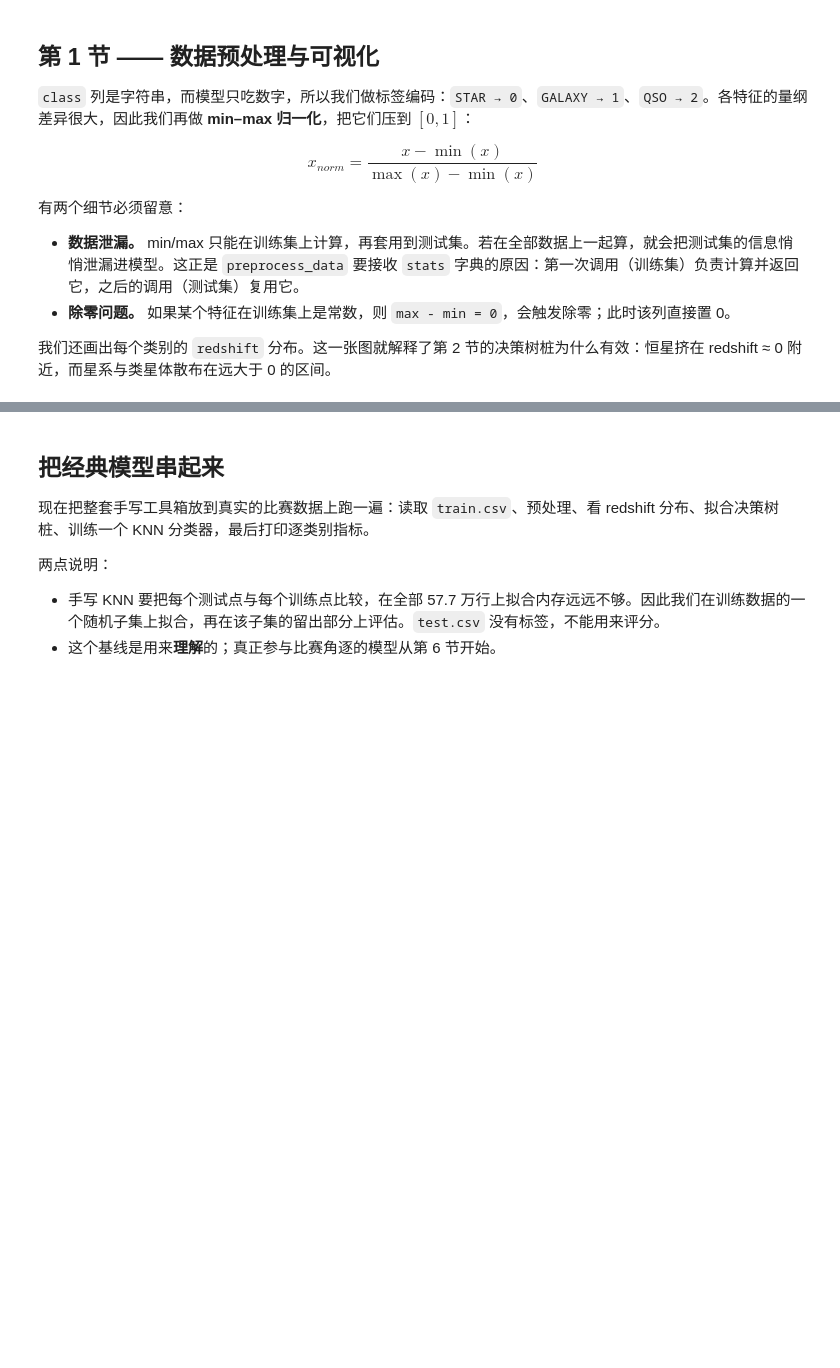
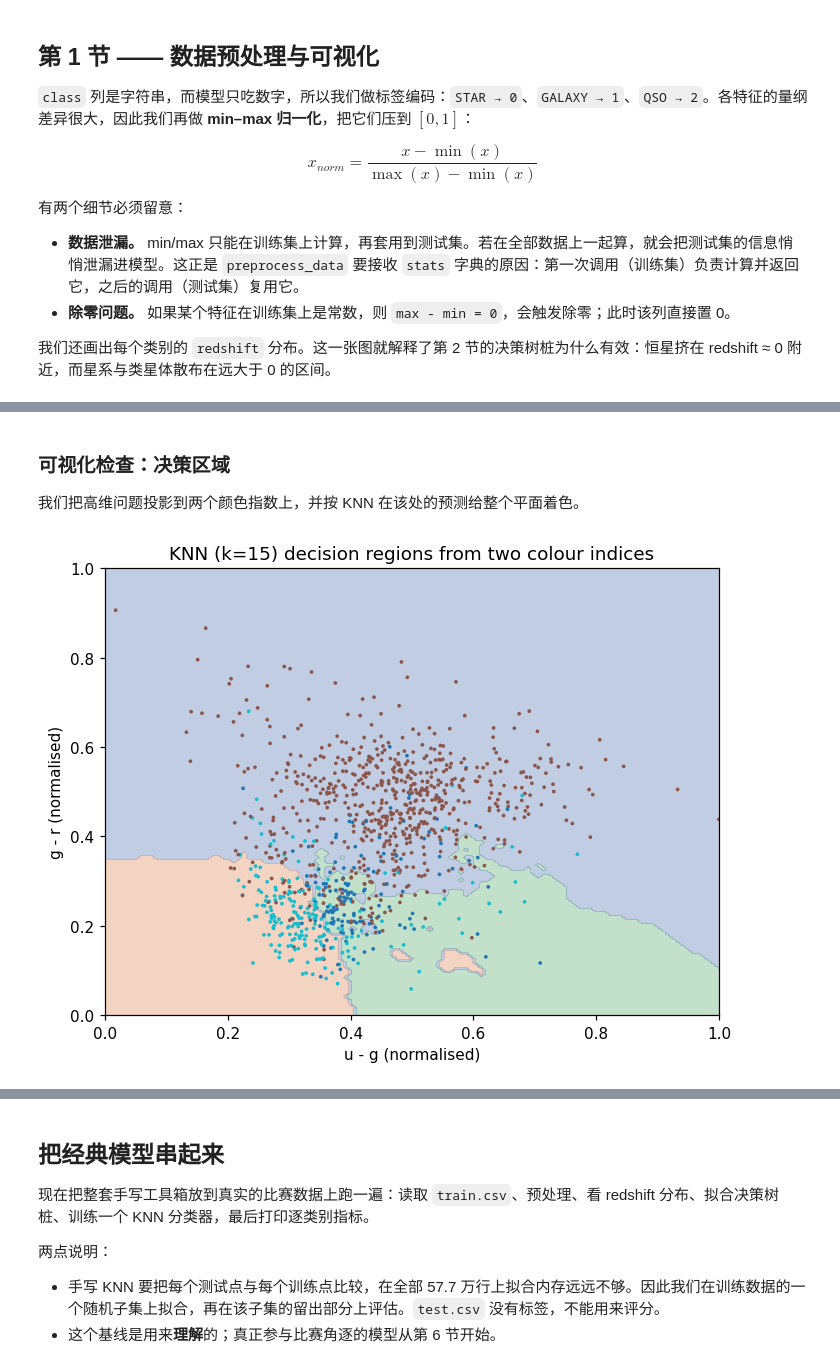
Before and after one commit to WuJinjun-cmd/WuJinjun-cmd.github.io, a Jupyter notebook: files/Stellar-Classification-zh.ipynb, the cells around one changed output, grey strips where cells are left out. Saved outputs shown, nothing was run; the diff lists cells and outputs as text; code cells hidden in the pictures; blank space fills up the shorter version.

```diff
--- a/files/Stellar-Classification-zh.ipynb
+++ b/files/Stellar-Classification-zh.ipynb
@@ -341,6 +416,39 @@ class KNN:
           predictions.append(batch_preds)
 
       return np.concatenate(predictions)
+# %% [markdown]
+### 可视化检查：决策区域
+
+我们把高维问题投影到两个颜色指数上，并按 KNN 在该处的预测给整个平面着色。
+# %%
+# ---------------------------------------------------------------------
+# Visual check: KNN decision regions on a 2-D projection
+# ---------------------------------------------------------------------
+demo = sample_df.sample(3000, random_state=0)
+colour = np.column_stack([demo["u"] - demo["g"], demo["g"] - demo["r"]])
+colour = (colour - colour.min(0)) / (colour.max(0) - colour.min(0))
+labels3 = demo["class"].map({"STAR": 0, "GALAXY": 1, "QSO": 2}).to_numpy()
+
+n_fit = 2000
+knn_demo = KNN(k=15)
+knn_demo.fit(colour[:n_fit], labels3[:n_fit])
+
+gx, gy = np.meshgrid(np.linspace(0, 1, 120), np.linspace(0, 1, 120))
+grid = np.column_stack([gx.ravel(), gy.ravel()])
+region = knn_demo.predict(grid).reshape(gx.shape)
+
+plt.figure(figsize=(6.5, 5))
+plt.contourf(gx, gy, region, levels=[-0.5, 0.5, 1.5, 2.5],
+             colors=["#55A868", "#4C72B0", "#DD8452"], alpha=0.35)
+plt.scatter(colour[n_fit:, 0], colour[n_fit:, 1], c=labels3[n_fit:],
+            cmap="tab10", s=6, edgecolors="none")
+plt.xlabel("u - g (normalised)")
+plt.ylabel("g - r (normalised)")
+plt.title("KNN (k=15) decision regions from two colour indices")
+plt.tight_layout()
+plt.show()
+# %% [output]
+[figure, added]
 # %% [markdown]
 ## 第 4 节 —— K-Means 聚类
 
```
Also changed, not shown: parts of 34 cells of this notebook, 3 other files.
